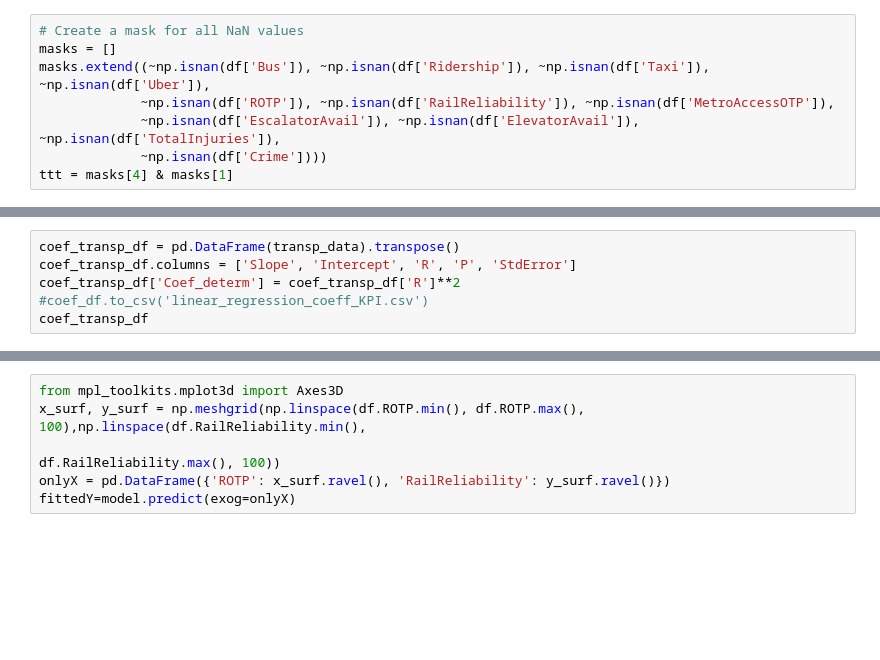
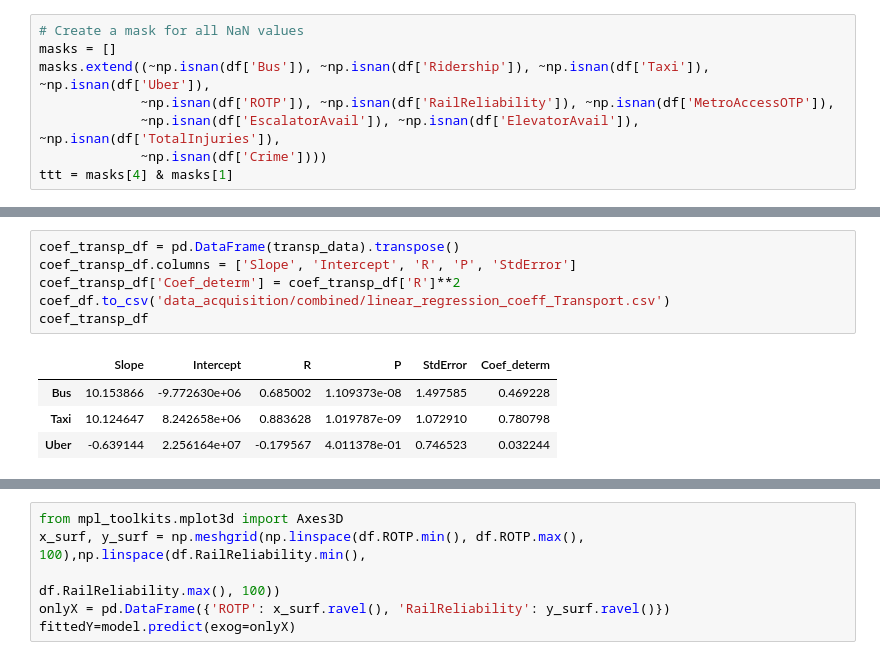
Before and after one commit to yegorkryukov/dc_public_transport, a Jupyter notebook: Regression_KPI_Transport.ipynb, the cells around one changed output, grey strips where cells are left out. Cells and saved outputs as stored; diff of their text form; blank space fills up the shorter version.

Commit message:
add regression coefficients

```diff
--- a/Regression_KPI_Transport.ipynb
+++ b/Regression_KPI_Transport.ipynb
@@ -116,9 +157,14 @@ for x in range(len(features)):
 # %%
 coef_transp_df = pd.DataFrame(transp_data).transpose()
 coef_transp_df.columns = ['Slope', 'Intercept', 'R', 'P', 'StdError']
 coef_transp_df['Coef_determ'] = coef_transp_df['R']**2
-#coef_df.to_csv('linear_regression_coeff_KPI.csv')
+coef_df.to_csv('data_acquisition/combined/linear_regression_coeff_Transport.csv')
 coef_transp_df
+# %% [output]
+|  | Slope | Intercept | R | P | StdError | Coef_determ |
+| Bus | 10.153866 | -9.772630e+06 | 0.685002 | 1.109373e-08 | 1.497585 | 0.469228 |
+| Taxi | 10.124647 | 8.242658e+06 | 0.883628 | 1.019787e-09 | 1.072910 | 0.780798 |
+| Uber | -0.639144 | 2.256164e+07 | -0.179567 | 4.011378e-01 | 0.746523 | 0.032244 |
 # %%
 import statsmodels.formula.api as smf
 model = smf.ols(formula='Ridership ~ ROTP + RailReliability', data=df).fit()
```
Also changed, not shown: parts of 12 cells of this notebook, 2 other files.
